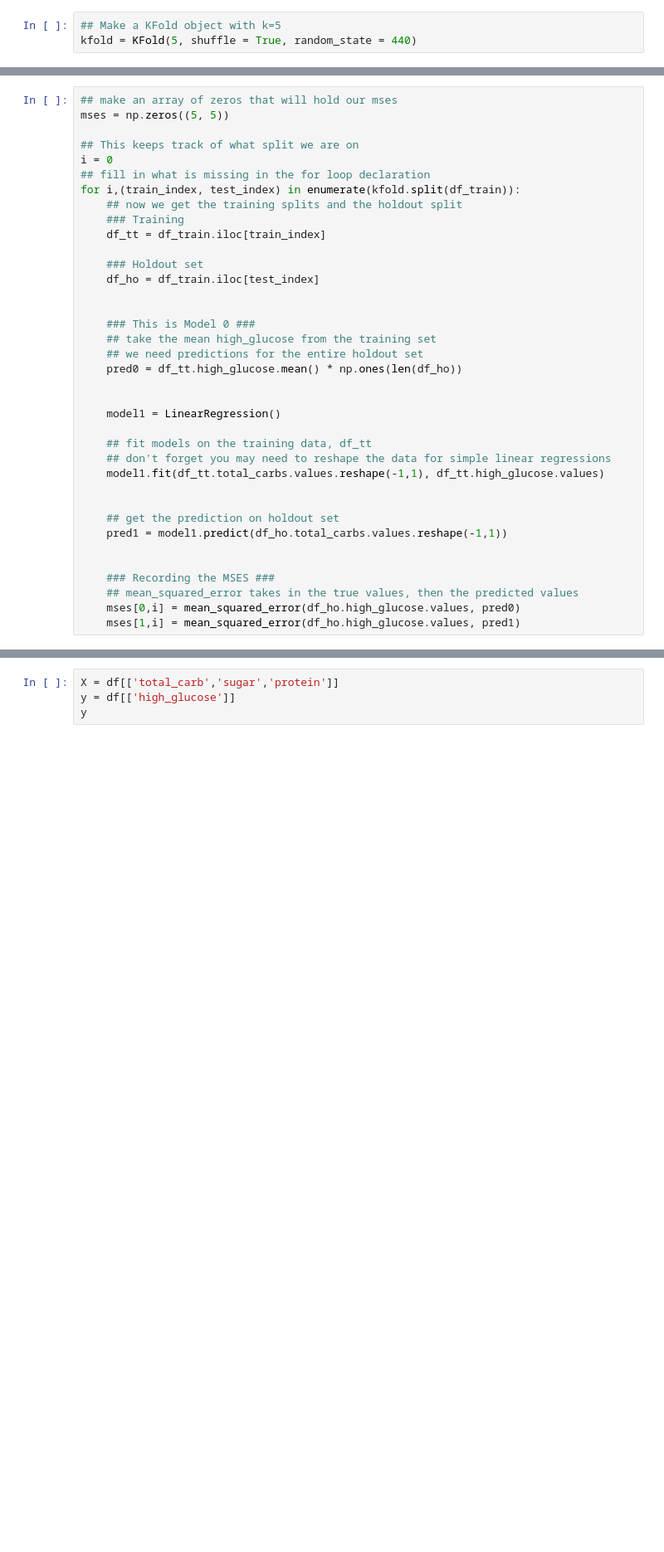
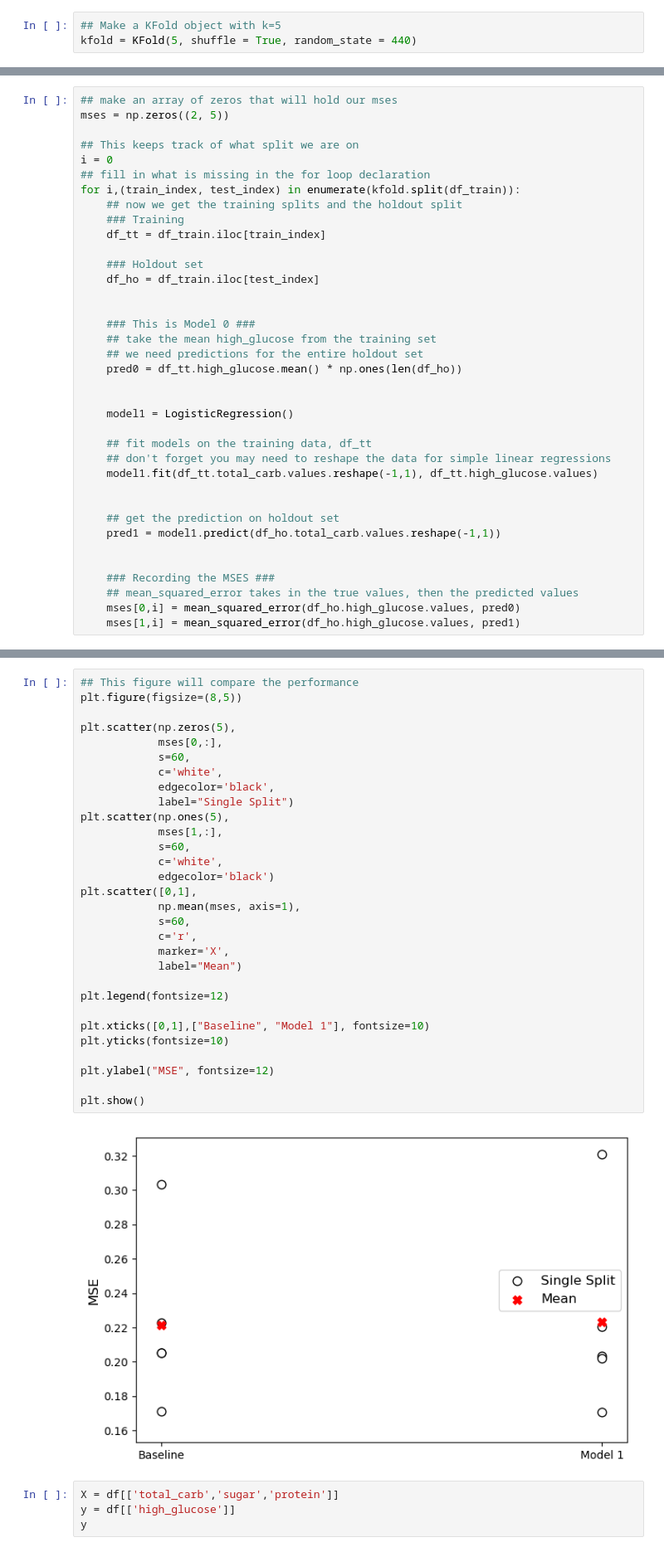
Before and after one commit to NoahGillespie/CGM, a Jupyter notebook: model/baseline.ipynb, the cells around one changed output, grey strips where cells are left out. Shown at 83% size. Saved outputs shown, nothing was run; the diff lists cells and outputs as text; blank space fills up the shorter version.

Commit message:
incorporate kfold and prediction

```diff
--- a/model/baseline.ipynb
+++ b/model/baseline.ipynb
@@ -135,7 +135,7 @@ df_train.total_carb
 Name: total_carb, dtype: float64
 # %%
 ## make an array of zeros that will hold our mses
-mses = np.zeros((5, 5))
+mses = np.zeros((2, 5))
 
 ## This keeps track of what split we are on
 i = 0
@@ -155,15 +155,15 @@ for i,(train_index, test_index) in enumerate(kfold.split(df_train)):
     pred0 = df_tt.high_glucose.mean() * np.ones(len(df_ho))
 
 
-    model1 = LinearRegression()
+    model1 = LogisticRegression()
 
     ## fit models on the training data, df_tt
     ## don't forget you may need to reshape the data for simple linear regressions
-    model1.fit(df_tt.total_carbs.values.reshape(-1,1), df_tt.high_glucose.values)
+    model1.fit(df_tt.total_carb.values.reshape(-1,1), df_tt.high_glucose.values)
 
 
     ## get the prediction on holdout set
-    pred1 = model1.predict(df_ho.total_carbs.values.reshape(-1,1))
+    pred1 = model1.predict(df_ho.total_carb.values.reshape(-1,1))
 
 
     ### Recording the MSES ###
@@ -175,3 +178,35 @@ AttributeError: 'DataFrame' object has no attribute 'total_carbs'
+# %%
+## This figure will compare the performance
+plt.figure(figsize=(8,5))
+
+plt.scatter(np.zeros(5),
+            mses[0,:],
+            s=60,
+            c='white',
+            edgecolor='black',
+            label="Single Split")
+plt.scatter(np.ones(5),
+            mses[1,:],
+            s=60,
+            c='white',
+            edgecolor='black')
+plt.scatter([0,1],
+            np.mean(mses, axis=1),
+            s=60,
+            c='r',
+            marker='X',
+            label="Mean")
+
+plt.legend(fontsize=12)
+
+plt.xticks([0,1],["Baseline", "Model 1"], fontsize=10)
+plt.yticks(fontsize=10)
+
+plt.ylabel("MSE", fontsize=12)
+
+plt.show()
+# %% [output]
+[figure, added]
 # %%
 X = df[['total_carb','sugar','protein']]
 y = df[['high_glucose']]
```
Also changed, not shown: parts of 2 cells of this notebook.
